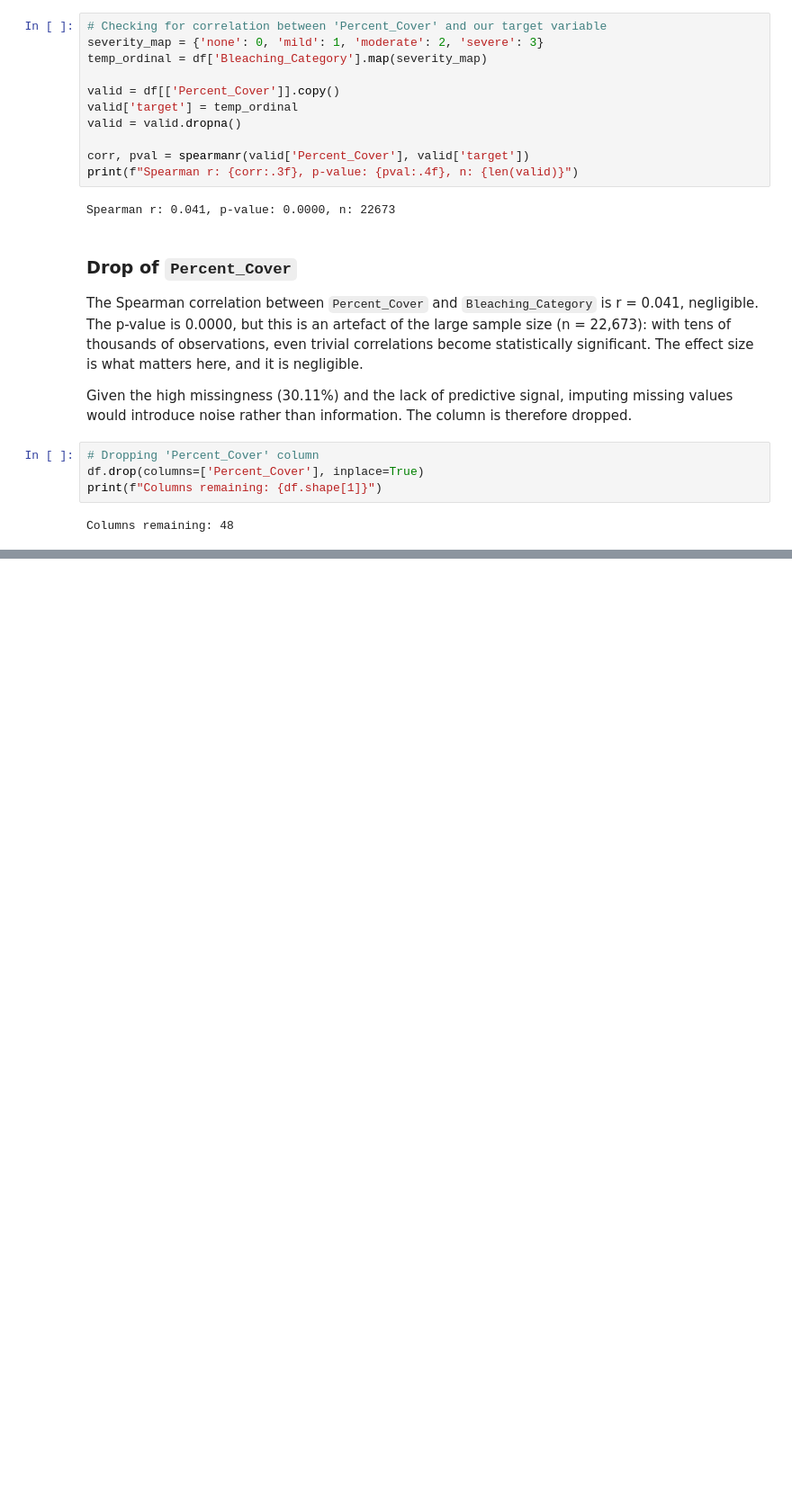
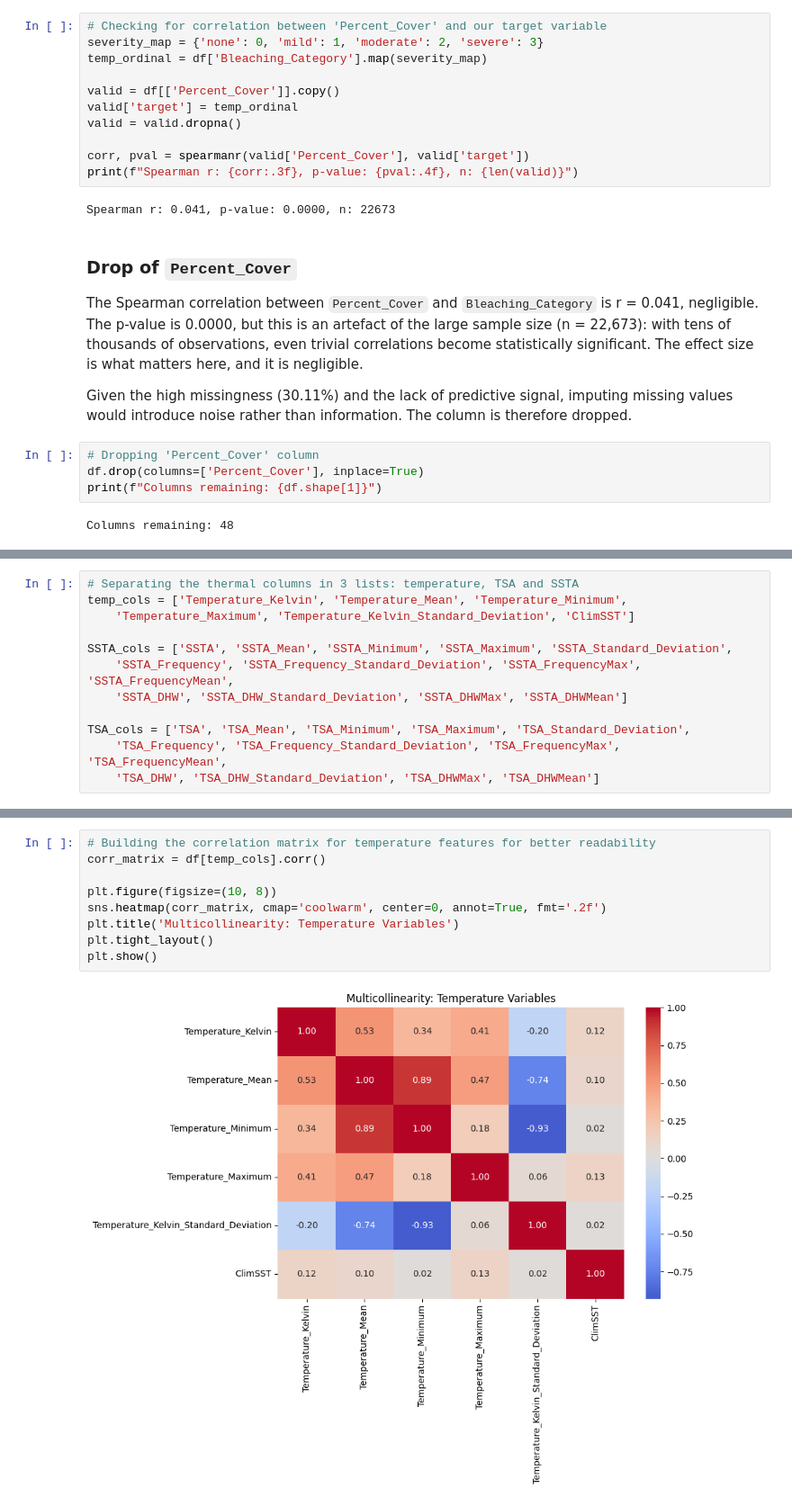
Before and after one commit to giulia-balducci/coral-bleaching-risk-analysis, a Jupyter notebook: notebooks/03_feature_selection.ipynb, the cells around one changed output, grey strips where cells are left out. Shown at 90% size. Saved outputs shown, nothing was run; the diff lists cells and outputs as text; blank space fills up the shorter version.

```diff
--- a/notebooks/03_feature_selection.ipynb
+++ b/notebooks/03_feature_selection.ipynb
@@ -266,0 +312,12 @@ Columns remaining: 48
+# %%
+# Separating the thermal columns in 3 lists: temperature, TSA and SSTA
+temp_cols = ['Temperature_Kelvin', 'Temperature_Mean', 'Temperature_Minimum',
+    'Temperature_Maximum', 'Temperature_Kelvin_Standard_Deviation', 'ClimSST']
+
+SSTA_cols = ['SSTA', 'SSTA_Mean', 'SSTA_Minimum', 'SSTA_Maximum', 'SSTA_Standard_Deviation',
+    'SSTA_Frequency', 'SSTA_Frequency_Standard_Deviation', 'SSTA_FrequencyMax', 'SSTA_FrequencyMean',
+    'SSTA_DHW', 'SSTA_DHW_Standard_Deviation', 'SSTA_DHWMax', 'SSTA_DHWMean']
+
+TSA_cols = ['TSA', 'TSA_Mean', 'TSA_Minimum', 'TSA_Maximum', 'TSA_Standard_Deviation',
+    'TSA_Frequency', 'TSA_Frequency_Standard_Deviation', 'TSA_FrequencyMax', 'TSA_FrequencyMean',
+    'TSA_DHW', 'TSA_DHW_Standard_Deviation', 'TSA_DHWMax', 'TSA_DHWMean']
@@ -266,0 +335,11 @@ Columns remaining: 48
+# %%
+# Building the correlation matrix for temperature features for better readability
+corr_matrix = df[temp_cols].corr()
+
+plt.figure(figsize=(10, 8))
+sns.heatmap(corr_matrix, cmap='coolwarm', center=0, annot=True, fmt='.2f')
+plt.title('Multicollinearity: Temperature Variables')
+plt.tight_layout()
+plt.show()
+# %% [output]
+[figure, added]
```
Also changed, not shown: parts of 18 cells of this notebook.
